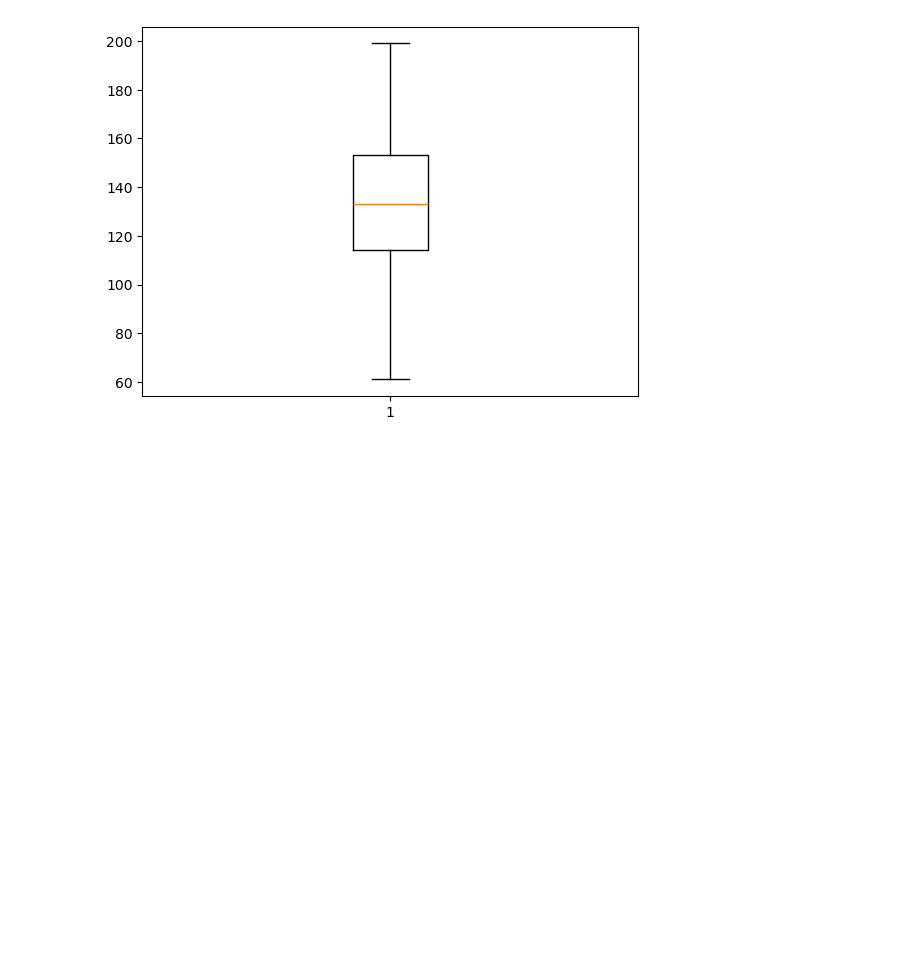
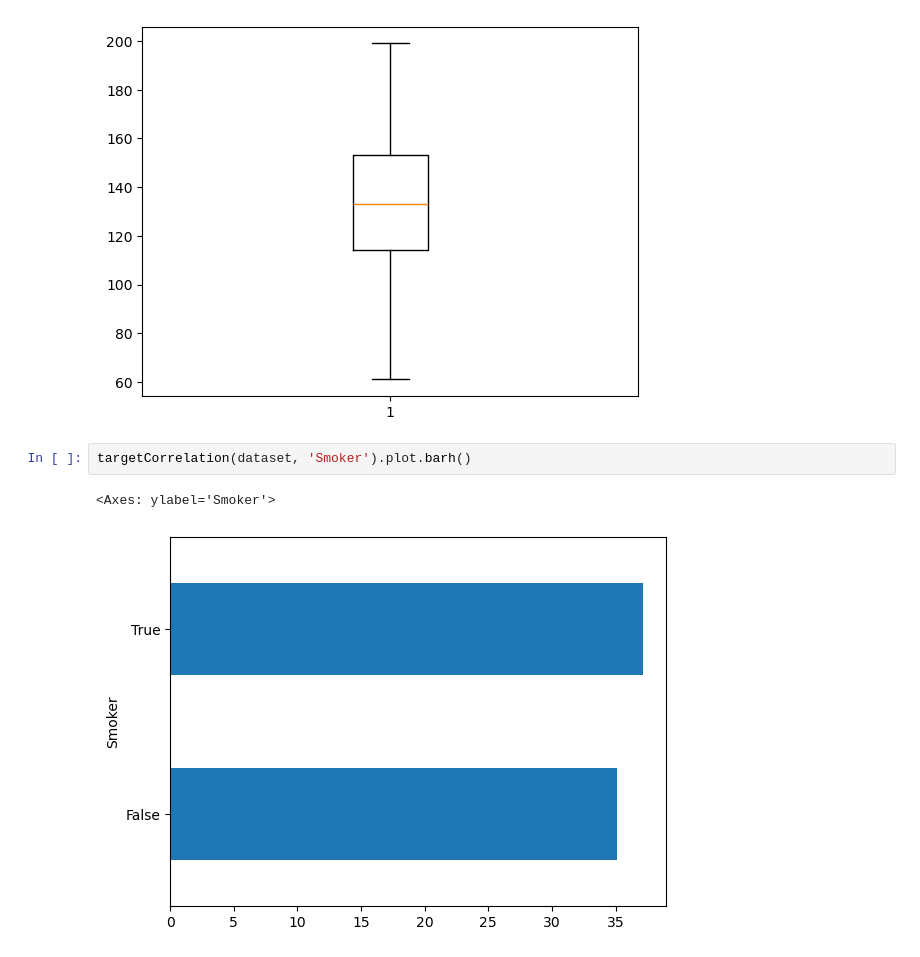
Before and after one commit to miriamsonaglia/Heart-Attack-Prediction-Model, a Jupyter notebook: DataIntensive.ipynb, the cells around one changed output. Saved outputs shown, nothing was run; the diff lists cells and outputs as text; blank space fills up the shorter version.

```diff
--- a/DataIntensive.ipynb
+++ b/DataIntensive.ipynb
@@ -595,3 +595,8 @@ dataset.describe()
 plt.boxplot(x="BloodPressure", data=dataset);  # NON ABBIAMO OUTLIERS
 # %% [output]
 [figure]
+# %%
+targetCorrelation(dataset, 'Smoker').plot.barh()
+# %% [output]
+<Axes: ylabel='Smoker'>
+[figure, added]
```
Also changed, not shown: parts of 15 cells of this notebook.
